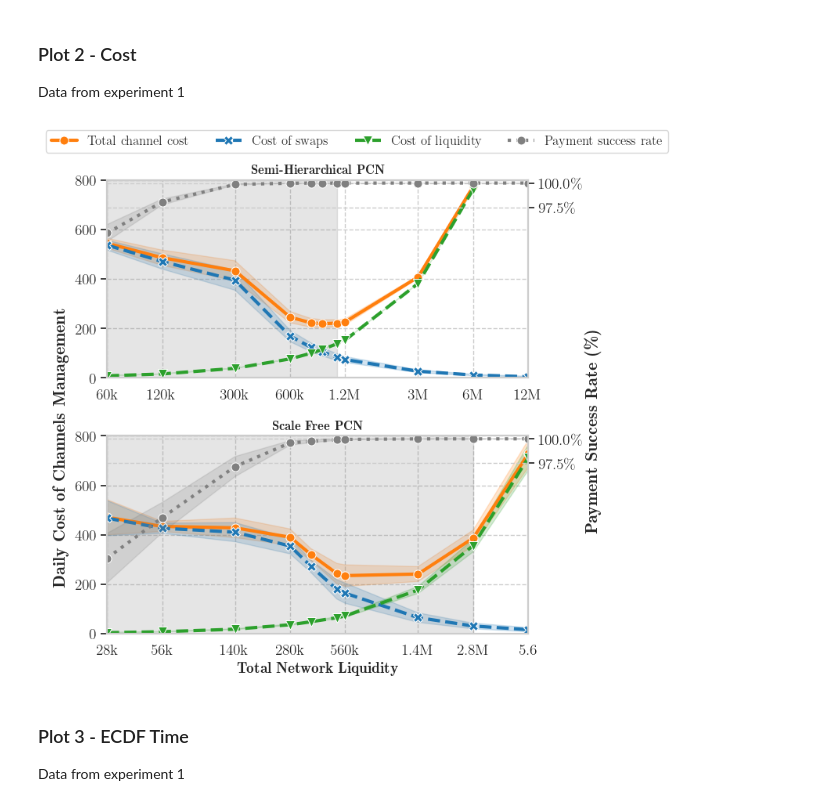
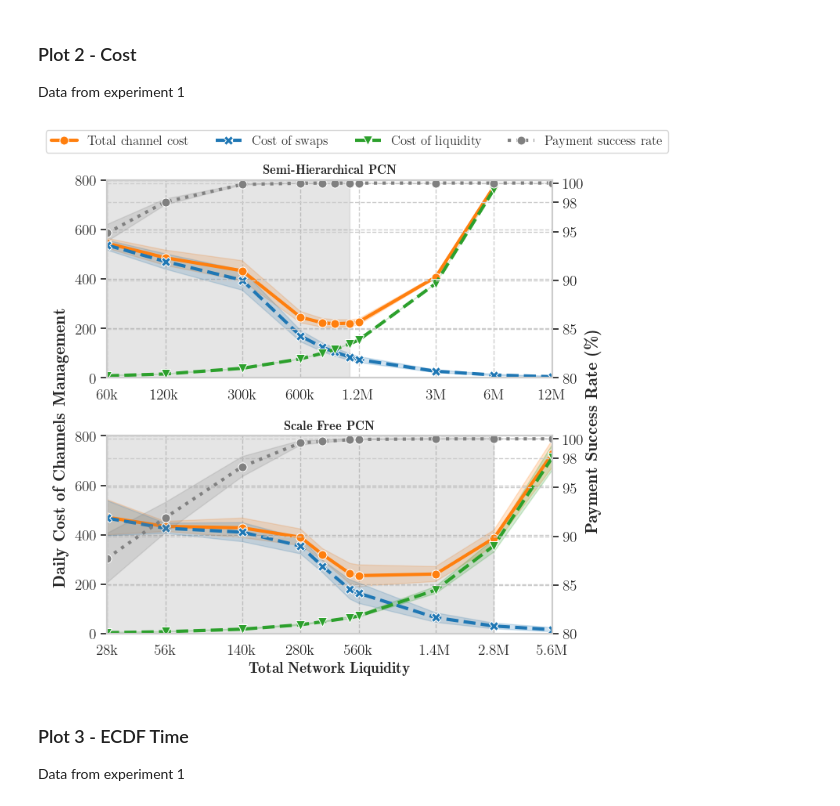
Before and after one commit to bancaditalia/itcoin-pcn-simulator, a Jupyter notebook: experiments/2024_COMCOM/COMCOM24.ipynb, the cells around one changed output. Saved outputs shown, nothing was run; the diff lists cells and outputs as text; code cells hidden in the pictures.

```diff
--- a/experiments/2024_COMCOM/COMCOM24.ipynb
+++ b/experiments/2024_COMCOM/COMCOM24.ipynb
@@ -264,11 +297,11 @@ def cost_plot(df: pd.DataFrame, ax, xlabels, x_max):
     ax.yaxis.set_major_formatter(ticker.FixedFormatter(y_custom_labels))
     ax2.set_ylim(0.8, 1.003)
 
-    # y_minor_ticks=[0.1, 0.5, 0.8, 0.9, 0.95, 1]
-    y_minor_ticks = [0.975, 1]
+    y_minor_ticks=[0.1, 0.5, 0.8, 0.85, 0.9, 0.95, 0.98, 1]
+    #y_minor_ticks = [0.975, 1]
     ax2.yaxis.set_major_locator(ticker.FixedLocator(y_minor_ticks))
-    ax2.yaxis.set_major_formatter(ticker.PercentFormatter(xmax=1, decimals=1))
-    ax2.yaxis.set_minor_formatter(ticker.PercentFormatter(xmax=1, decimals=0))
+    ax2.yaxis.set_major_formatter(ticker.PercentFormatter(xmax=1, decimals=0,is_latex=True))
+    ax2.yaxis.set_minor_formatter(ticker.PercentFormatter(xmax=1, decimals=0,is_latex=True))
     ax.set_ylabel('')
     ax2.set_ylabel('')
 
@@ -287,37 +320,37 @@ def cost_plot(df: pd.DataFrame, ax, xlabels, x_max):
 # Create subplots
 fig, axes = plt.subplots(2, 1, figsize=(7, 7))
 SH_labels = ["60k", "120k", "300k", "600k", "1.2M", "3M", "6M", "12M"]
-SF_labels = ["28k", "56k", "140k", "280k", "560k", "1.4M", "2.8M", "5.6"]
+SF_labels = ["28k", "56k", "140k", "280k", "560k", "1.4M", "2.8M", "5.6M"]
 
 handles,labels = cost_plot(exp_1_SH[exp_1_SH['capacity'] >= 0.0001], axes[0],SH_labels, 0.0018)
 cost_plot(exp_1_SF[exp_1_SF['capacity'] >= 0.0001] ,axes[1],SF_labels,0.01)
 
 axes[0].title.set_text(r'\textbf{Semi-Hierarchical PCN}')
 axes[1].title.set_text(r'\textbf{Scale Free PCN}')
 
 axes[0].set_xlabel("")
 axes[1].set_xlabel(r"\textbf{Total Network Liquidity}")
 
 
 fig.text(0.01, 0.2,r"\textbf{Daily Cost of Channels Management}", ha='center',rotation=90)
 fig.text(0.98, 0.3,r"\textbf{Payment Success Rate (\%)}", ha='center',rotation=90)
 
 
 fig.legend(handles, labels, loc='upper center', bbox_to_anchor=(0.55, 1.04), ncol=4)
 #axes[0].get_legend().remove()
 #axes[1].get_legend().remove()
 
 plt.tight_layout()
 plt.show()
 fig.savefig(
     './plots/plot2.pdf',
     format="pdf",
     pad_inches=0,
     bbox_inches="tight",
 )
 plt.close(fig)
 # %% [output]
-[figure, old version]
+[figure, new version]
 # %% [markdown]
 ### Plot 3 - ECDF Time
 Data from experiment 1
```
Also changed, not shown: parts of 8 cells of this notebook.
